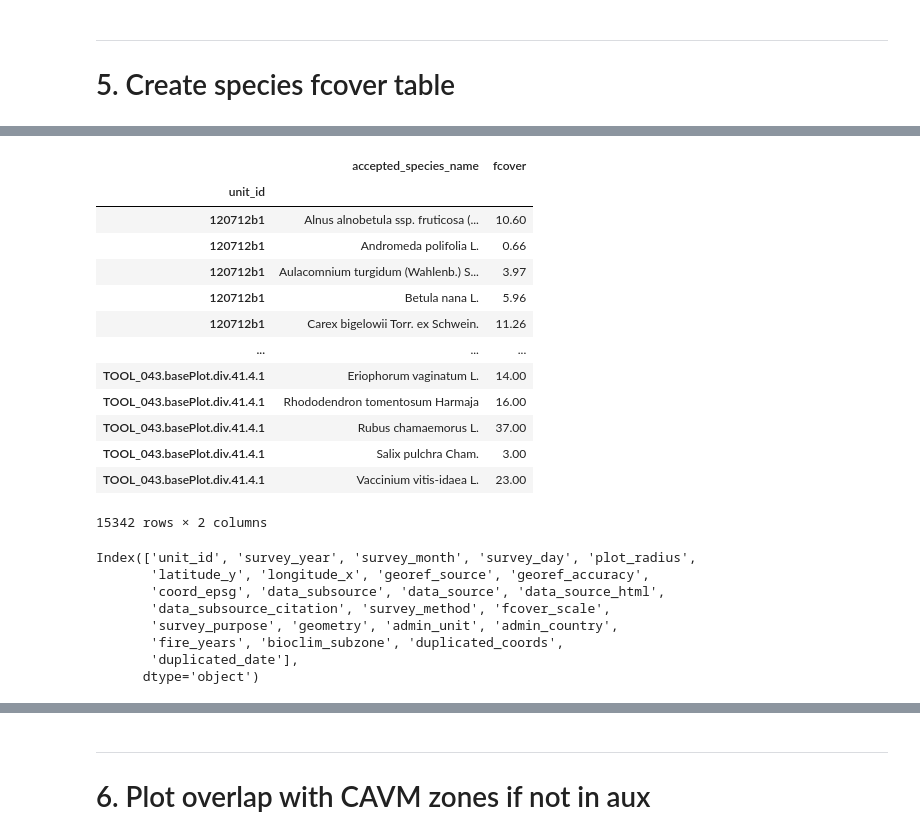
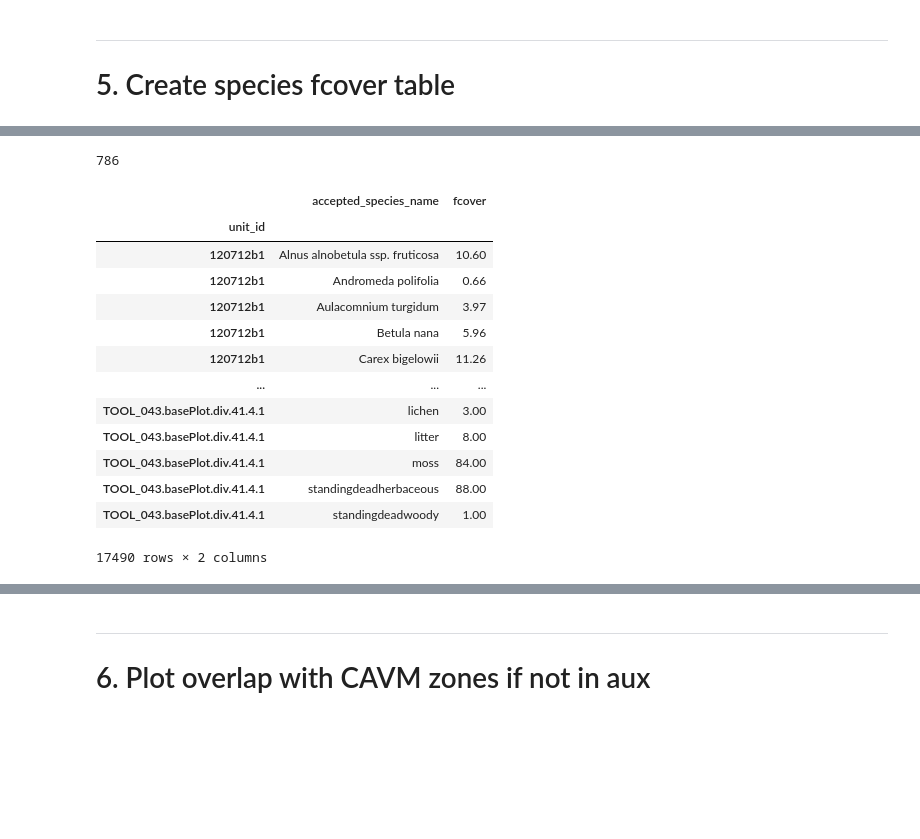
Before and after one commit to climatemodeling/alaska_pft_fcover_harmonization, a Jupyter notebook: harmonization.ipynb, the cells around one changed output, grey strips where cells are left out. Drawn from its saved outputs; the diff is of its cells as text; code cells hidden in the pictures; blank space fills up the shorter version.

```diff
--- a/harmonization.ipynb
+++ b/harmonization.ipynb
@@ -810,4 +898,11 @@ Name: accepted_species_name, dtype: int64
 # %%
-standard_species_fcover = standard_species_fcover[['unit_id', 'accepted_species_name', 'pft', 'fcover']]
+standard_species_fcover = pd.merge(
+    left=species_fcover[['unit_id', 'dataset_species_name', 'fcover']],
+    right=checklist_w_info[['dataset_species_name', 'accepted_species_name', 'accepted_species_name_author', 'taxon_rank']],
+    left_on='dataset_species_name',
+    right_on='dataset_species_name',
+    how='left'
+)
+standard_species_fcover.drop_duplicates(inplace=True)
 standard_species_fcover
 # %% [output]
@@ -827,4 +921,0 @@ standard_species_fcover
-# %%
-# Group by 'plotName' and 'acceptedName' and sum the 'percentCover' values
-standard_species_fcover = standard_species_fcover.groupby(['unit_id', 'accepted_species_name'], as_index=False)['fcover'].sum()
-standard_species_fcover
@@ -848,0 +922,17 @@ len(standard_species_fcover['accepted_species_name'].unique())
+# %%
+species_fcover_by_taxon = standard_species_fcover.groupby('taxon_rank', group_keys=False)
+
+for rank in taxon_ranks:
+    # Get the group for the current rank
+    if rank in species_fcover_by_taxon.groups:
+        group = species_fcover_by_taxon.get_group(rank)
+
+        if rank == 'type':
+            standard_species_fcover.loc[group.index, 'accepted_species_name'] = (
+                group['accepted_species_name']
+                .apply(lambda x: x.lower().strip() if pd.notna(x) else x)
+            )
+
+        else:
+            continue
+standard_species_fcover
@@ -849,24 +953,30 @@ len(standard_species_fcover['accepted_species_name'].unique())
+# %%
+standard_species_fcover_01 = standard_species_fcover.groupby(['unit_id', 'accepted_species_name'],
+                                                             as_index=False)['fcover'].sum()
+standard_species_fcover_01['accepted_species_name'].nunique()
+# %% [output]
+786
 # %%
 # Get the unique plot IDs from aux
 post2010_plot_ids = aux['unit_id'].unique()
 
 # Filter the dataframe to only include rows where plotName is in valid_plot_ids
-post2010_standard_species_fcover = standard_species_fcover[standard_species_fcover['unit_id'].isin(post2010_plot_ids)]
+post2010_standard_species_fcover = standard_species_fcover_01[standard_species_fcover_01['unit_id'].isin(post2010_plot_ids)]
 post2010_standard_species_fcover.set_index('unit_id', inplace=True)
 post2010_standard_species_fcover
 # %% [output]
 |  | accepted_species_name | fcover |
 | unit_id |  |  |
-| 120712b1 | Alnus alnobetula ssp. fruticosa (... | 10.60 |
-| 120712b1 | Andromeda polifolia L. | 0.66 |
-| 120712b1 | Aulacomnium turgidum (Wahlenb.) S... | 3.97 |
-| 120712b1 | Betula nana L. | 5.96 |
-| 120712b1 | Carex bigelowii Torr. ex Schwein. | 11.26 |
+| 120712b1 | Alnus alnobetula ssp. fruticosa | 10.60 |
+| 120712b1 | Andromeda polifolia | 0.66 |
+| 120712b1 | Aulacomnium turgidum | 3.97 |
+| 120712b1 | Betula nana | 5.96 |
+| 120712b1 | Carex bigelowii | 11.26 |
 | ... | ... | ... |
-| TOOL_043.basePlot.div.41.4.1 | Eriophorum vaginatum L. | 14.00 |
-| TOOL_043.basePlot.div.41.4.1 | Rhododendron tomentosum Harmaja | 16.00 |
-| TOOL_043.basePlot.div.41.4.1 | Rubus chamaemorus L. | 37.00 |
-| TOOL_043.basePlot.div.41.4.1 | Salix pulchra Cham. | 3.00 |
-| TOOL_043.basePlot.div.41.4.1 | Vaccinium vitis-idaea L. | 23.00 |
+| TOOL_043.basePlot.div.41.4.1 | lichen | 3.00 |
+| TOOL_043.basePlot.div.41.4.1 | litter | 8.00 |
+| TOOL_043.basePlot.div.41.4.1 | moss | 84.00 |
+| TOOL_043.basePlot.div.41.4.1 | standingdeadherbaceous | 88.00 |
+| TOOL_043.basePlot.div.41.4.1 | standingdeadwoody | 1.00 |
-15342 rows × 2 columns
+17490 rows × 2 columns
 # %%
@@ -873,13 +984,2 @@ post2010_standard_species_fcover
 post2010_standard_species_fcover = post2010_standard_species_fcover.replace({None: np.nan, '':np.nan, -999:np.nan})
 post2010_standard_species_fcover.to_csv('synthesized_species_fcover.csv', index=True, encoding='utf-8-sig')
-# %%
-aux.columns
-# %% [output]
-Index(['unit_id', 'survey_year', 'survey_month', 'survey_day', 'plot_radius',
-       'latitude_y', 'longitude_x', 'georef_source', 'georef_accuracy',
-       'coord_epsg', 'data_subsource', 'data_source', 'data_source_html',
-       'data_subsource_citation', 'survey_method', 'fcover_scale',
-       'survey_purpose', 'geometry', 'admin_unit', 'admin_country',
-       'fire_years', 'bioclim_subzone', 'duplicated_coords',
-       'duplicated_date'],
-      dtype='object')
```
Also changed, not shown: parts of 41 cells of this notebook, 5 other files.
